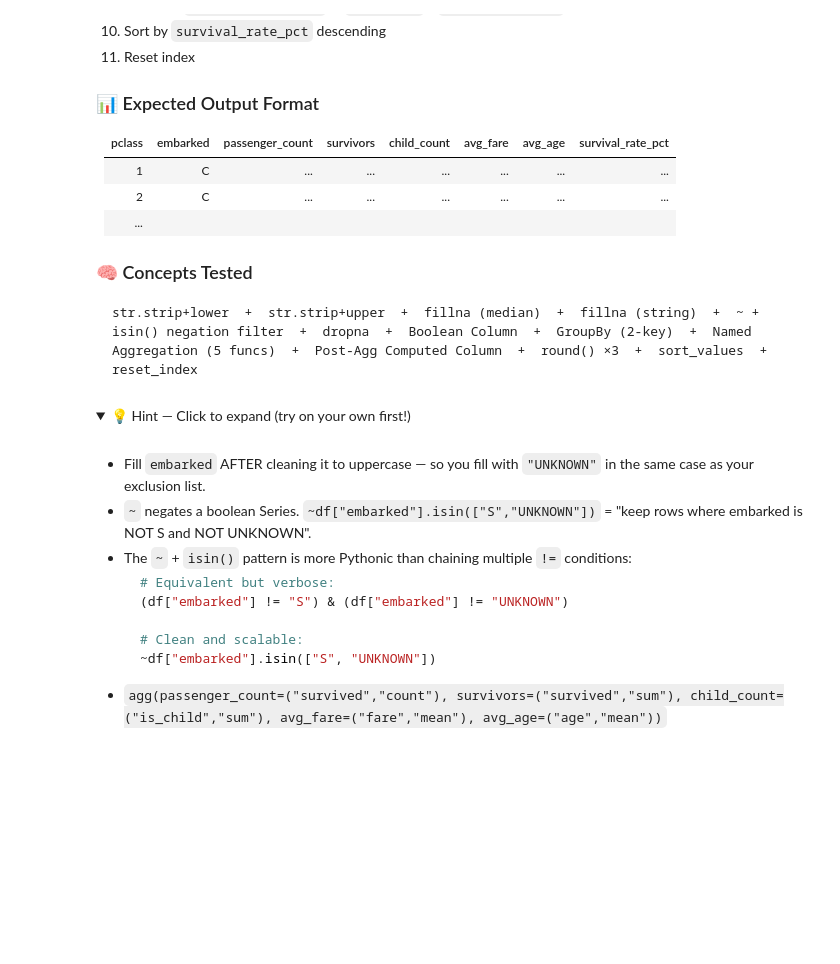
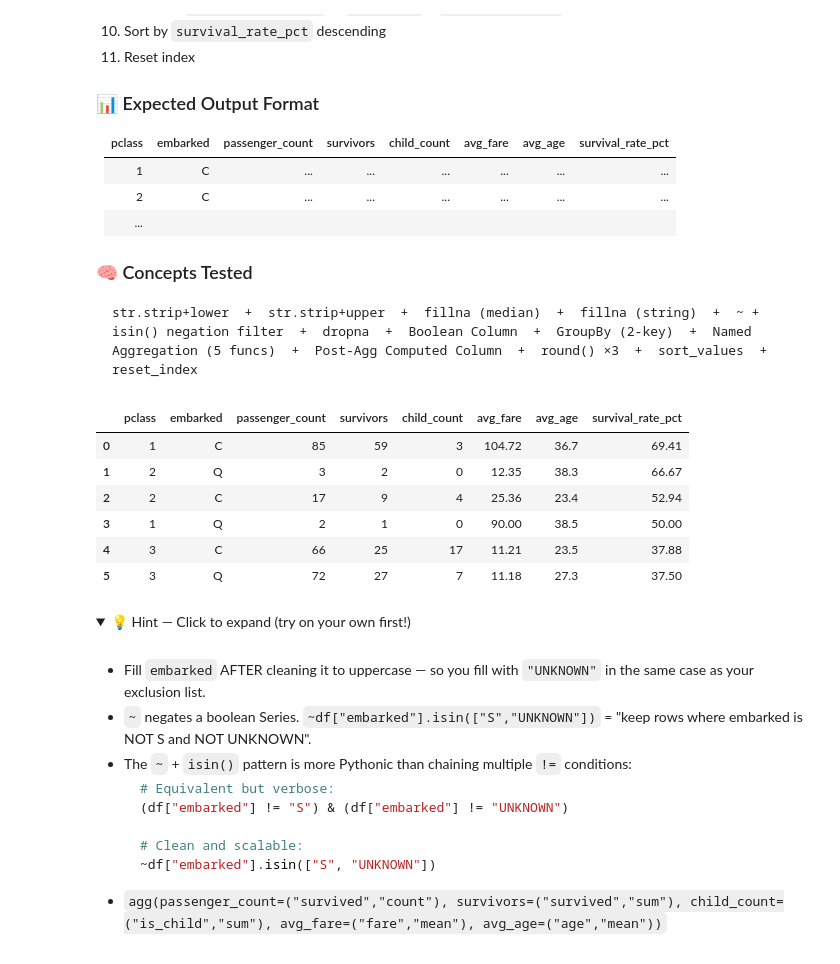
Before and after one commit to abhishekkatewaofficial-lab/Machine-Learning, a Jupyter notebook: Notes/Pandas/4. Practice/Pandas_Practice_Series_Notebook_02.ipynb, the cells around one changed output. Saved outputs shown, nothing was run; the diff lists cells and outputs as text; code cells hidden in the pictures; folded sections open; blank space fills up the shorter version.

````diff
--- a/Notes/Pandas/4. Practice/Pandas_Practice_Series_Notebook_02.ipynb
+++ b/Notes/Pandas/4. Practice/Pandas_Practice_Series_Notebook_02.ipynb
@@ -3922,6 +4090,69 @@ After grouping, compute `survival_rate_pct` = (`survivors` / `passenger_count`)
 ```
 str.strip+lower  +  str.strip+upper  +  fillna (median)  +  fillna (string)  +  ~ + isin() negation filter  +  dropna  +  Boolean Column  +  GroupBy (2-key)  +  Named Aggregation (5 funcs)  +  Post-Agg Computed Column  +  round() ×3  +  sort_values  +  reset_index
 ```
+# %%
+#COPY DATA
+
+titan = titanic.copy()
+
+#CLEAN SEX AND EMBARKED COLUMNS
+
+titan['sex'] = titan['sex'].str.strip().str.lower()
+titan['embarked'] = titan['embarked'].str.strip().str.upper()
+
+#FILL MISSING AGE AND EMBARKED
+
+titan['age'] = titan['age'].fillna(titan['age'].median())
+titan['embarked'] = titan['embarked'].fillna('UNKNOWN')
+
+#REMOVE S AND  UNKNOWN EMBARK and UNKNOWN FARE ROWS
+
+titan = titan[~titan['embarked'].isin(['S','UNKNOWN'])]
+titan = titan[titan['fare'].notna()]
+
+#CREATE BOOLEAN
+
+titan['is_child'] = titan['age']<18
+
+#GROUP BY
+
+titan = titan.groupby(
+    ['pclass','embarked'],
+    observed=True
+).agg(
+    passenger_count = ('pclass','count'),
+    survivors = ('survived','sum'),
+    child_count = ('is_child','sum'),
+    avg_fare = ('fare','mean'),
+    avg_age = ('age','mean')
+).round(
+    {
+        'avg_fare':2,
+        'avg_age':1
+    }
+).reset_index()
+
+#ADD COL SURVIVAL RATE PCT
+
+titan['survival_rate_pct'] = (titan['survivors']/titan['passenger_count']*100).round(2)
+
+#SORTING
+
+titan = titan.sort_values(
+    by='survival_rate_pct',
+    ascending=False,
+    ignore_index=True
+)
+
+display(titan)
+# %% [output]
+|  | pclass | embarked | passenger_count | survivors | child_count | avg_fare | avg_age | survival_rate_pct |
+| 0 | 1 | C | 85 | 59 | 3 | 104.72 | 36.7 | 69.41 |
+| 1 | 2 | Q | 3 | 2 | 0 | 12.35 | 38.3 | 66.67 |
+| 2 | 2 | C | 17 | 9 | 4 | 25.36 | 23.4 | 52.94 |
+| 3 | 1 | Q | 2 | 1 | 0 | 90.00 | 38.5 | 50.00 |
+| 4 | 3 | C | 66 | 25 | 17 | 11.21 | 23.5 | 37.88 |
+| 5 | 3 | Q | 72 | 27 | 7 | 11.18 | 27.3 | 37.50 |
 # %% [markdown]
 <details>
 <summary>💡 Hint — Click to expand (try on your own first!)</summary>
````
Also changed, not shown: parts of 9 cells of this notebook.
